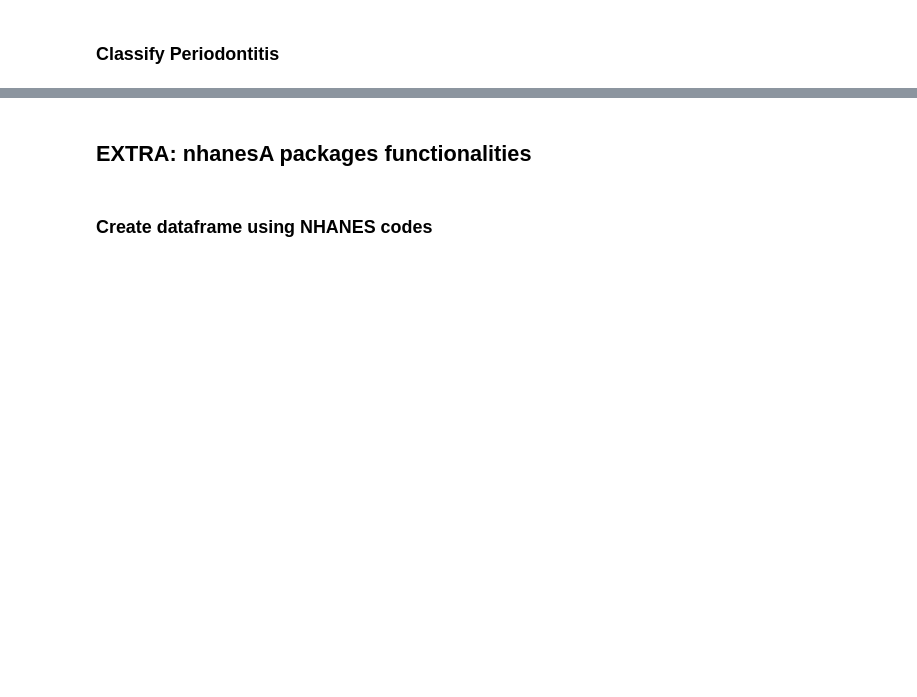
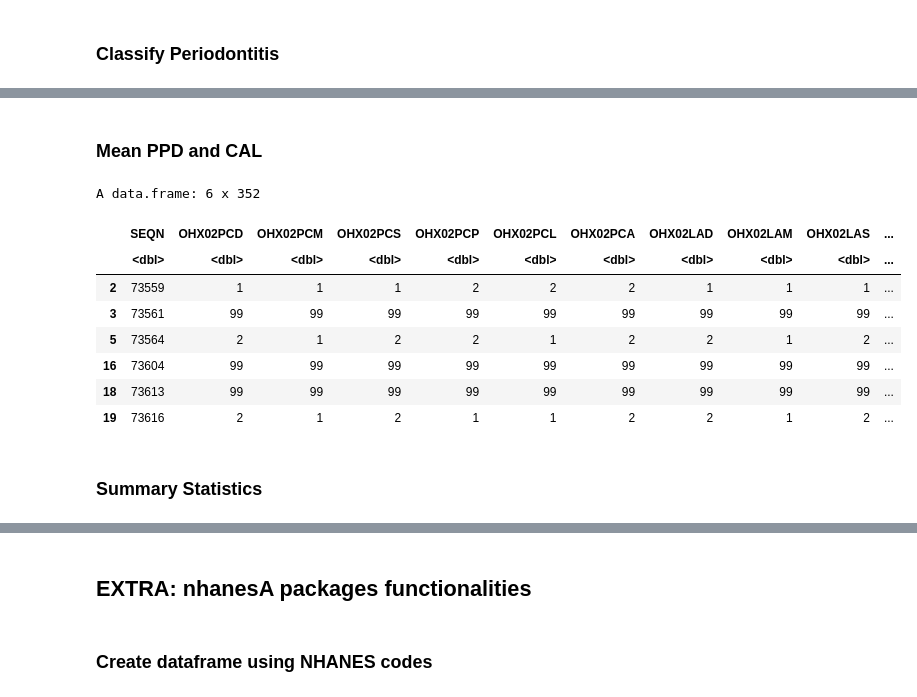
Before and after one commit to silvano315/Med-Physics, a Jupyter notebook: notebooks/NHANES_analysis.ipynb, the cells around one changed output, grey strips where cells are left out. Cells and saved outputs as stored; diff of their text form; code cells hidden in the pictures; blank space fills up the shorter version.

```diff
--- a/notebooks/NHANES_analysis.ipynb
+++ b/notebooks/NHANES_analysis.ipynb
@@ -1488,0 +1521,43 @@ classify_periodontitis <- function(df) {
+# %% [markdown]
+### Mean PPD and CAL
+# %%
+calculate_means <- function(df) {
+  # Select columns for interproximal sites
+  ppd_cols <- grep("PC[SDAP]$", names(df), value = TRUE)
+  cal_cols <- grep("LA[SDAP]$", names(df), value = TRUE)
+
+  # Calculate the average excluding invalid values
+  calculate_valid_mean <- function(row, cols) {
+    values <- as.numeric(row[cols])
+    valid_values <- values[values != 99 & !is.na(values)]
+    if(length(valid_values) > 0) {
+      return(mean(valid_values, na.rm = TRUE))
+    } else {
+      return(NA)
+    }
+  }
+
+  df$mean_ppd <- apply(df[ppd_cols], 1, calculate_valid_mean, cols = ppd_cols)
+  df$mean_cal <- apply(df[cal_cols], 1, calculate_valid_mean, cols = cal_cols)
+
+  df$mean_ppd <- round(df$mean_ppd, 2)
+  df$mean_cal <- round(df$mean_cal, 2)
+
+  return(df)
+}
+# %%
+df_class_with_means <- calculate_means(df_classification)
+# %%
+head(df_class_with_means)
+# %% [output]
+A data.frame: 6 x 352
+|  | SEQN | OHX02PCD | OHX02PCM | OHX02PCS | OHX02PCP | OHX02PCL | OHX02PCA | OHX02LAD | OHX02LAM | OHX02LAS | ... |
+|  | <dbl> | <dbl> | <dbl> | <dbl> | <dbl> | <dbl> | <dbl> | <dbl> | <dbl> | <dbl> | ... |
+| 2 | 73559 | 1 | 1 | 1 | 2 | 2 | 2 | 1 | 1 | 1 | ... |
+| 3 | 73561 | 99 | 99 | 99 | 99 | 99 | 99 | 99 | 99 | 99 | ... |
+| 5 | 73564 | 2 | 1 | 2 | 2 | 1 | 2 | 2 | 1 | 2 | ... |
+| 16 | 73604 | 99 | 99 | 99 | 99 | 99 | 99 | 99 | 99 | 99 | ... |
+| 18 | 73613 | 99 | 99 | 99 | 99 | 99 | 99 | 99 | 99 | 99 | ... |
+| 19 | 73616 | 2 | 1 | 2 | 1 | 1 | 2 | 2 | 1 | 2 | ... |
+# %% [markdown]
+### Summary Statistics
```
Also changed, not shown: parts of 16 cells of this notebook.
